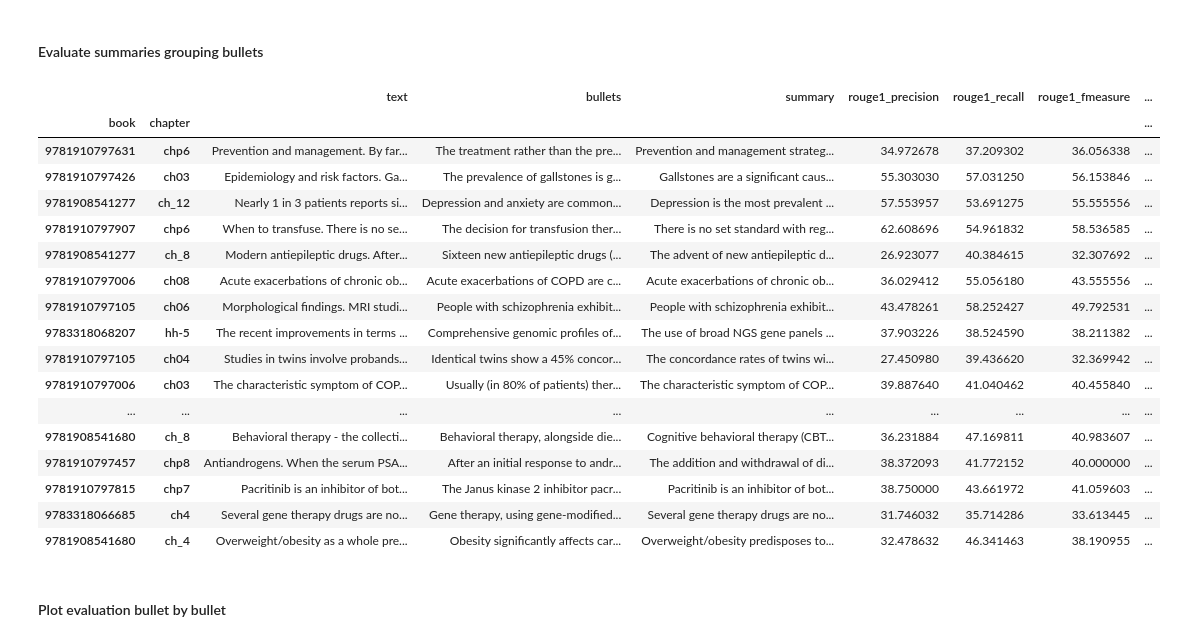
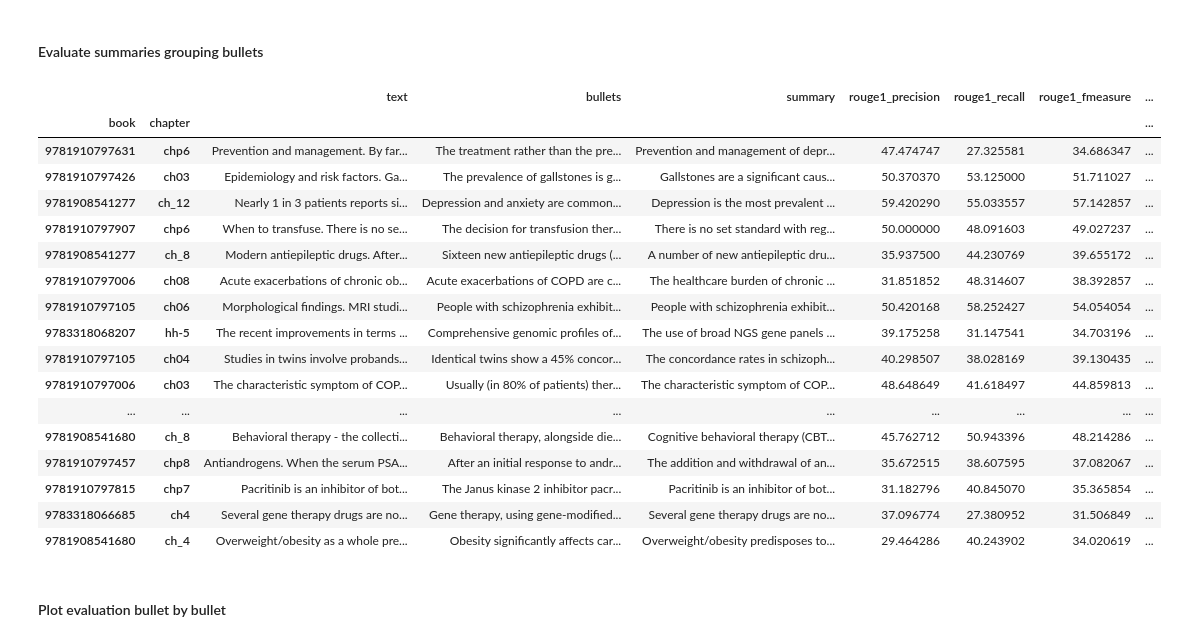
Before and after one commit to marcoabrate/transformers_magma_learning, a Jupyter notebook: summarization/assign_bullets_para_wordembed_BART.ipynb, the cells around one changed output. Saved outputs shown, nothing was run; the diff lists cells and outputs as text; code cells hidden in the pictures.

```diff
--- a/summarization/assign_bullets_para_wordembed_BART.ipynb
+++ b/summarization/assign_bullets_para_wordembed_BART.ipynb
@@ -552,30 +567,27 @@ def evaluate_model_grouping_bullets(model_name_or_path):
 # %%
 evaluate_model_grouping_bullets('sshleifer/distilbart-cnn-12-6')
 
 evaluate_model_grouping_bullets(
-    magma_dir+'fine-tuning/sshleifer?distilbart-cnn-12-6_karger_books_para_wordembed_train/')
-
-evaluate_model_grouping_bullets(
-    magma_dir+'fine-tuning/sshleifer?distilbart-cnn-12-6_karger_books_para_wordembed_no_freeze_train/')
+    magma_dir+'fine-tuning/ft_bart_para_wordembed/checkpoint-196')
 # %% [output]
 |  |  | text | bullets | summary | rouge1_precision | rouge1_recall | rouge1_fmeasure | ... |
 | book | chapter |  |  |  |  |  |  | ... |
-| 9781910797631 | chp6 | Prevention and management. By far... | The treatment rather than the pre... | Prevention and management strateg... | 34.972678 | 37.209302 | 36.056338 | ... |
-| 9781910797426 | ch03 | Epidemiology and risk factors. Ga... | The prevalence of gallstones is g... | Gallstones are a significant caus... | 55.303030 | 57.031250 | 56.153846 | ... |
-| 9781908541277 | ch_12 | Nearly 1 in 3 patients reports si... | Depression and anxiety are common... | Depression is the most prevalent ... | 57.553957 | 53.691275 | 55.555556 | ... |
-| 9781910797907 | chp6 | When to transfuse. There is no se... | The decision for transfusion ther... | There is no set standard with reg... | 62.608696 | 54.961832 | 58.536585 | ... |
-| 9781908541277 | ch_8 | Modern antiepileptic drugs. After... | Sixteen new antiepileptic drugs (... | The advent of new antiepileptic d... | 26.923077 | 40.384615 | 32.307692 | ... |
-| 9781910797006 | ch08 | Acute exacerbations of chronic ob... | Acute exacerbations of COPD are c... | Acute exacerbations of chronic ob... | 36.029412 | 55.056180 | 43.555556 | ... |
-| 9781910797105 | ch06 | Morphological findings. MRI studi... | People with schizophrenia exhibit... | People with schizophrenia exhibit... | 43.478261 | 58.252427 | 49.792531 | ... |
-| 9783318068207 | hh-5 | The recent improvements in terms ... | Comprehensive genomic profiles of... | The use of broad NGS gene panels ... | 37.903226 | 38.524590 | 38.211382 | ... |
-| 9781910797105 | ch04 | Studies in twins involve probands... | Identical twins show a 45% concor... | The concordance rates of twins wi... | 27.450980 | 39.436620 | 32.369942 | ... |
-| 9781910797006 | ch03 | The characteristic symptom of COP... | Usually (in 80% of patients) ther... | The characteristic symptom of COP... | 39.887640 | 41.040462 | 40.455840 | ... |
+| 9781910797631 | chp6 | Prevention and management. By far... | The treatment rather than the pre... | Prevention and management of depr... | 47.474747 | 27.325581 | 34.686347 | ... |
+| 9781910797426 | ch03 | Epidemiology and risk factors. Ga... | The prevalence of gallstones is g... | Gallstones are a significant caus... | 50.370370 | 53.125000 | 51.711027 | ... |
+| 9781908541277 | ch_12 | Nearly 1 in 3 patients reports si... | Depression and anxiety are common... | Depression is the most prevalent ... | 59.420290 | 55.033557 | 57.142857 | ... |
+| 9781910797907 | chp6 | When to transfuse. There is no se... | The decision for transfusion ther... | There is no set standard with reg... | 50.000000 | 48.091603 | 49.027237 | ... |
+| 9781908541277 | ch_8 | Modern antiepileptic drugs. After... | Sixteen new antiepileptic drugs (... | A number of new antiepileptic dru... | 35.937500 | 44.230769 | 39.655172 | ... |
+| 9781910797006 | ch08 | Acute exacerbations of chronic ob... | Acute exacerbations of COPD are c... | The healthcare burden of chronic ... | 31.851852 | 48.314607 | 38.392857 | ... |
+| 9781910797105 | ch06 | Morphological findings. MRI studi... | People with schizophrenia exhibit... | People with schizophrenia exhibit... | 50.420168 | 58.252427 | 54.054054 | ... |
+| 9783318068207 | hh-5 | The recent improvements in terms ... | Comprehensive genomic profiles of... | The use of broad NGS gene panels ... | 39.175258 | 31.147541 | 34.703196 | ... |
+| 9781910797105 | ch04 | Studies in twins involve probands... | Identical twins show a 45% concor... | The concordance rates in schizoph... | 40.298507 | 38.028169 | 39.130435 | ... |
+| 9781910797006 | ch03 | The characteristic symptom of COP... | Usually (in 80% of patients) ther... | The characteristic symptom of COP... | 48.648649 | 41.618497 | 44.859813 | ... |
 | ... | ... | ... | ... | ... | ... | ... | ... | ... |
-| 9781908541680 | ch_8 | Behavioral therapy - the collecti... | Behavioral therapy, alongside die... | Cognitive behavioral therapy (CBT... | 36.231884 | 47.169811 | 40.983607 | ... |
-| 9781910797457 | chp8 | Antiandrogens. When the serum PSA... | After an initial response to andr... | The addition and withdrawal of di... | 38.372093 | 41.772152 | 40.000000 | ... |
-| 9781910797815 | chp7 | Pacritinib is an inhibitor of bot... | The Janus kinase 2 inhibitor pacr... | Pacritinib is an inhibitor of bot... | 38.750000 | 43.661972 | 41.059603 | ... |
-| 9783318066685 | ch4 | Several gene therapy drugs are no... | Gene therapy, using gene-modified... | Several gene therapy drugs are no... | 31.746032 | 35.714286 | 33.613445 | ... |
-| 9781908541680 | ch_4 | Overweight/obesity as a whole pre... | Obesity significantly affects car... | Overweight/obesity predisposes to... | 32.478632 | 46.341463 | 38.190955 | ... |
+| 9781908541680 | ch_8 | Behavioral therapy - the collecti... | Behavioral therapy, alongside die... | Cognitive behavioral therapy (CBT... | 45.762712 | 50.943396 | 48.214286 | ... |
+| 9781910797457 | chp8 | Antiandrogens. When the serum PSA... | After an initial response to andr... | The addition and withdrawal of an... | 35.672515 | 38.607595 | 37.082067 | ... |
+| 9781910797815 | chp7 | Pacritinib is an inhibitor of bot... | The Janus kinase 2 inhibitor pacr... | Pacritinib is an inhibitor of bot... | 31.182796 | 40.845070 | 35.365854 | ... |
+| 9783318066685 | ch4 | Several gene therapy drugs are no... | Gene therapy, using gene-modified... | Several gene therapy drugs are no... | 37.096774 | 27.380952 | 31.506849 | ... |
+| 9781908541680 | ch_4 | Overweight/obesity as a whole pre... | Obesity significantly affects car... | Overweight/obesity predisposes to... | 29.464286 | 40.243902 | 34.020619 | ... |
 # %% [markdown]
 #### Plot evaluation bullet by bullet
 # %%
```
Also changed, not shown: parts of 17 cells of this notebook, 19 other files.
